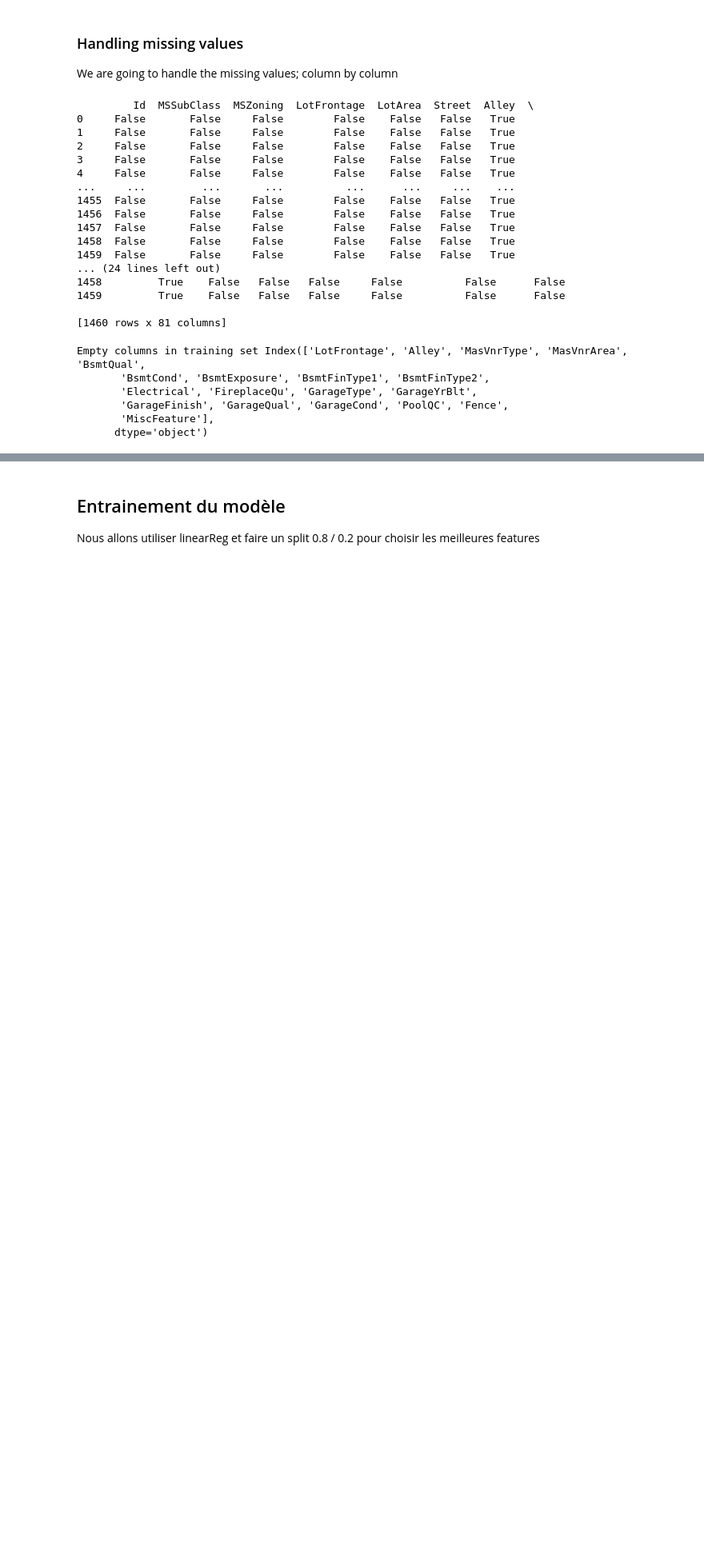
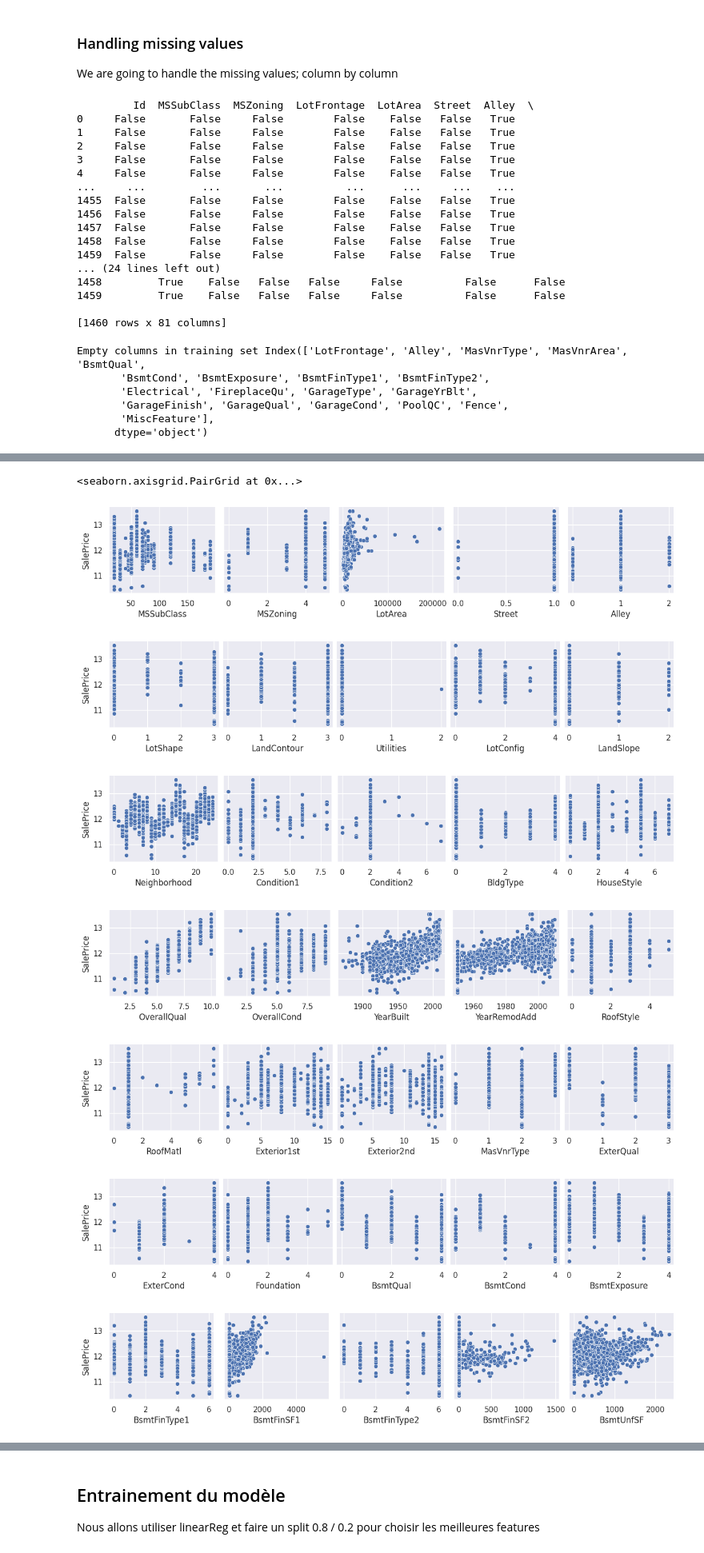
Before and after one commit to sleroy/ml, a Jupyter notebook: LinearReg.ipynb, the cells around one changed output, grey strips where cells are left out. Shown: that part at 80% size. Saved outputs shown, nothing was run; the diff lists cells and outputs as text; code cells hidden in the pictures; blank space fills up the shorter version.

```diff
--- a/LinearReg.ipynb
+++ b/LinearReg.ipynb
@@ -250,0 +255,22 @@ for col in featureWithStrings:
+# %%
+numeric_features = train_norm_X_df.select_dtypes(include=['int64']).columns
+
+visu_df = train_norm_X_df.copy()
+visu_df["SalePrice"] = train_y
+sns.pairplot(data=visu_df, y_vars=['SalePrice'], x_vars=numeric_features[:5])
+sns.pairplot(data=visu_df, y_vars=['SalePrice'], x_vars=numeric_features[5:10])
+sns.pairplot(data=visu_df, y_vars=['SalePrice'], x_vars=numeric_features[10:15])
+sns.pairplot(data=visu_df, y_vars=['SalePrice'], x_vars=numeric_features[15:20])
+sns.pairplot(data=visu_df, y_vars=['SalePrice'], x_vars=numeric_features[20:25])
+sns.pairplot(data=visu_df, y_vars=['SalePrice'], x_vars=numeric_features[25:30])
+sns.pairplot(data=visu_df, y_vars=['SalePrice'], x_vars=numeric_features[30:35])
+sns.pairplot(data=visu_df, y_vars=['SalePrice'], x_vars=numeric_features[35:40])
+# %% [output]
+<seaborn.axisgrid.PairGrid at 0x...>
+[figure, added]
+[figure, added]
+[figure, added]
+[figure, added]
+[figure, added]
+[figure, added]
+[figure, added]
```
Also changed, not shown: parts of 14 cells of this notebook, 1 other file.
